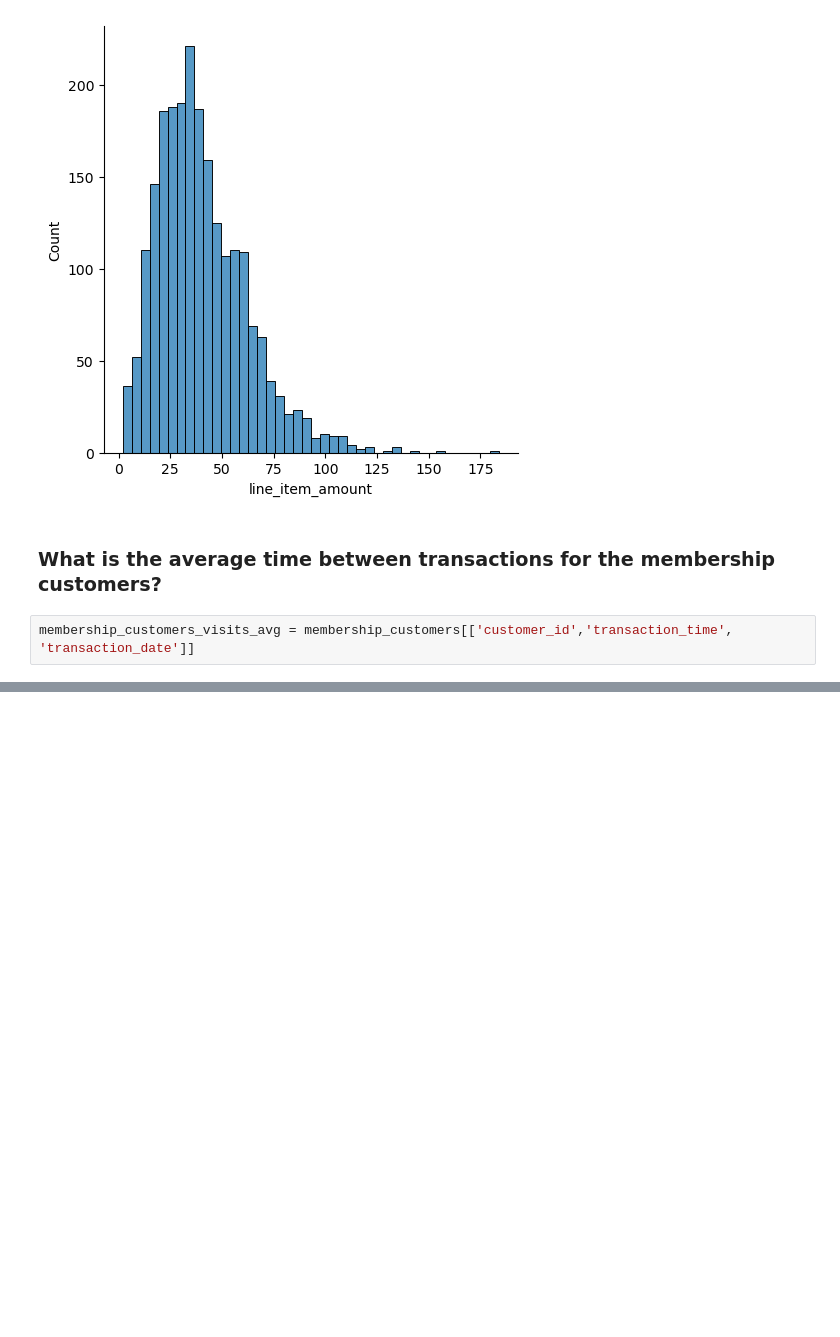
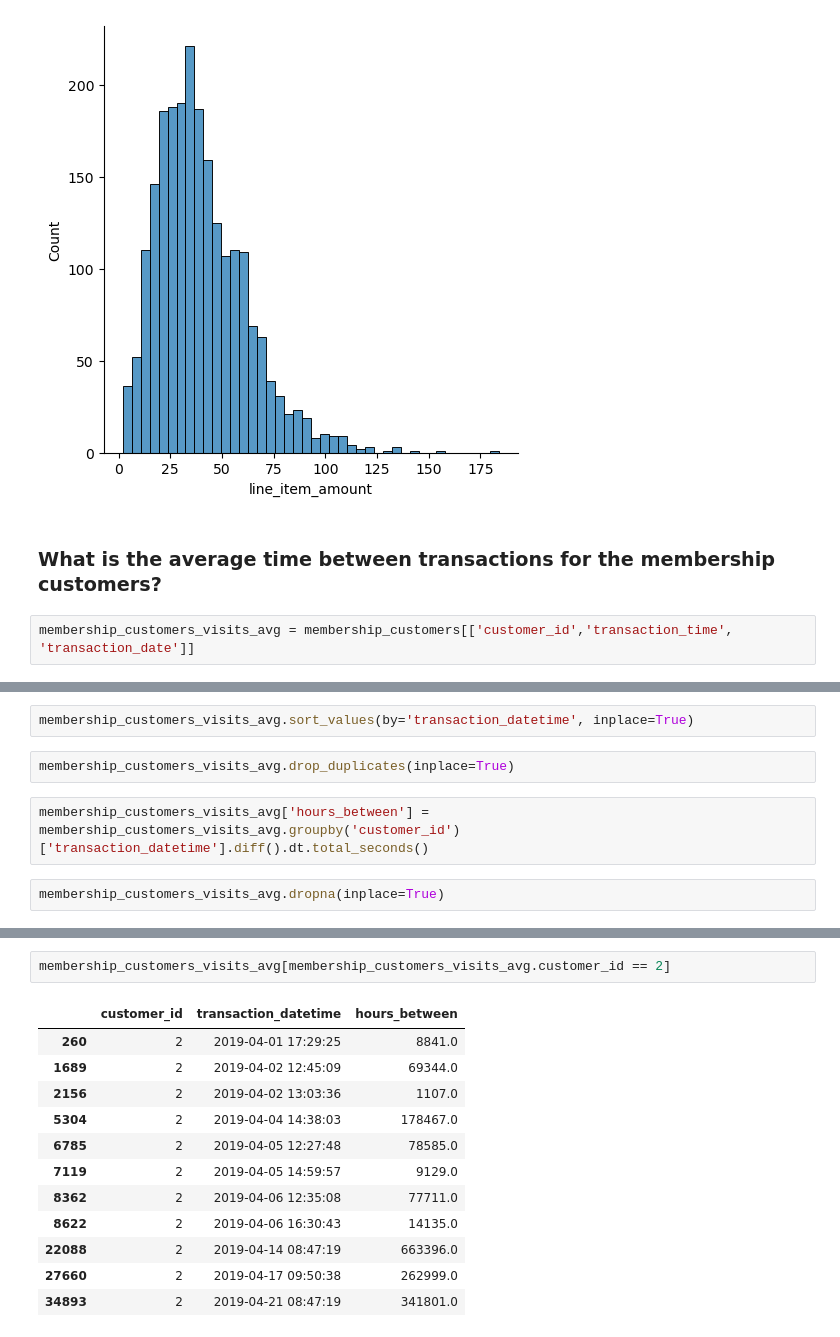
Before and after one commit to coffee-shop-analysis/coffee_project, a Jupyter notebook: explore_j.ipynb, the cells around one changed output, grey strips where cells are left out. Cells and saved outputs as stored; diff of their text form; blank space fills up the shorter version.

```diff
--- a/explore_j.ipynb
+++ b/explore_j.ipynb
@@ -448,0 +445,8 @@ membership_customers_visits_avg
+# %%
+membership_customers_visits_avg.sort_values(by='transaction_datetime', inplace=True)
+# %%
+membership_customers_visits_avg.drop_duplicates(inplace=True)
+# %%
+membership_customers_visits_avg['hours_between'] = membership_customers_visits_avg.groupby('customer_id')['transaction_datetime'].diff().dt.total_seconds()
+# %%
+membership_customers_visits_avg.dropna(inplace=True)
@@ -448,0 +479,15 @@ membership_customers_visits_avg
+# %%
+membership_customers_visits_avg[membership_customers_visits_avg.customer_id == 2]
+# %% [output]
+|  | customer_id | transaction_datetime | hours_between |
+| 260 | 2 | 2019-04-01 17:29:25 | 8841.0 |
+| 1689 | 2 | 2019-04-02 12:45:09 | 69344.0 |
+| 2156 | 2 | 2019-04-02 13:03:36 | 1107.0 |
+| 5304 | 2 | 2019-04-04 14:38:03 | 178467.0 |
+| 6785 | 2 | 2019-04-05 12:27:48 | 78585.0 |
+| 7119 | 2 | 2019-04-05 14:59:57 | 9129.0 |
+| 8362 | 2 | 2019-04-06 12:35:08 | 77711.0 |
+| 8622 | 2 | 2019-04-06 16:30:43 | 14135.0 |
+| 22088 | 2 | 2019-04-14 08:47:19 | 663396.0 |
+| 27660 | 2 | 2019-04-17 09:50:38 | 262999.0 |
+| 34893 | 2 | 2019-04-21 08:47:19 | 341801.0 |
```
Also changed, not shown: parts of 12 cells of this notebook.
